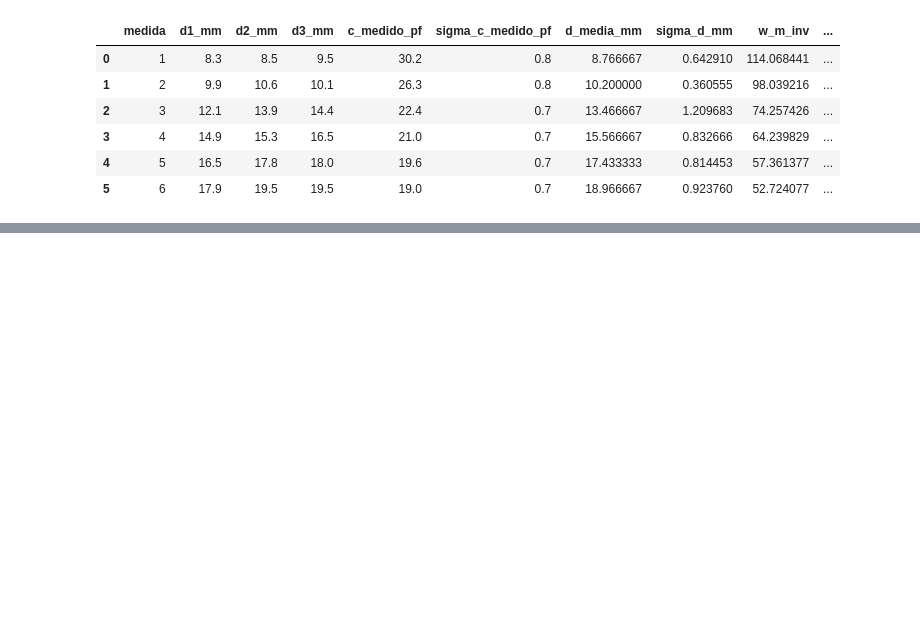
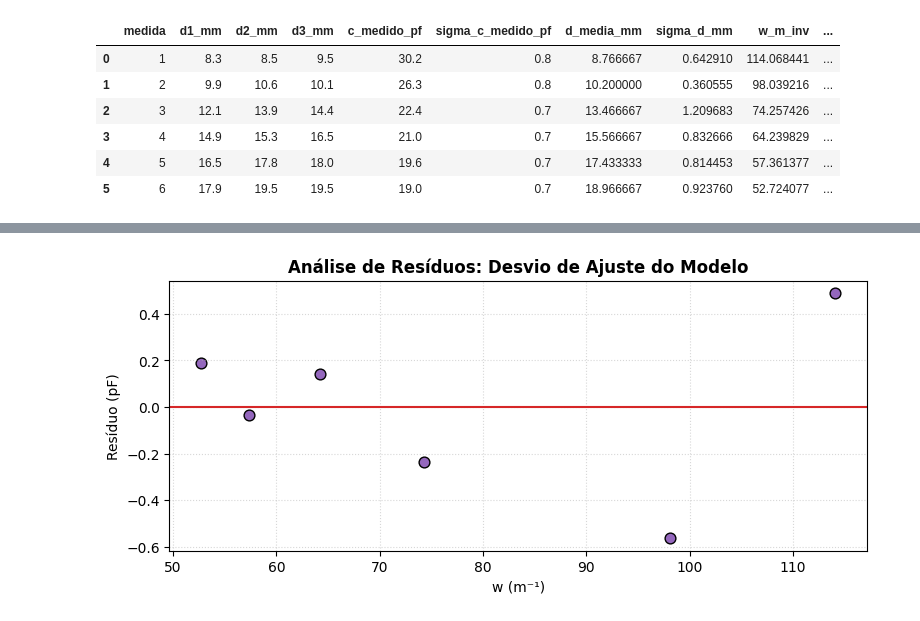
Before and after one commit to joao-guilherme298/projeto-analise-eletro, a Jupyter notebook: analise.ipynb, the cells around one changed output, grey strips where cells are left out. Saved outputs shown, nothing was run; the diff lists cells and outputs as text; code cells hidden in the pictures; blank space fills up the shorter version.

```diff
--- a/analise.ipynb
+++ b/analise.ipynb
@@ -17,0 +85,19 @@ df_resultado
+# %%
+# Calculando a previsão do modelo e extraindo o resíduo (erro de ajuste)
+y_predito = a * df_resultado['w_m_inv'] + b
+residuos = df_resultado['c_cap_pf'] - y_predito
+
+plt.figure(figsize=(9, 3.5))
+# Linha horizontal no zero indicando o ajuste perfeito
+plt.axhline(0, color='#d62728', linestyle='-', linewidth=1.5)
+
+# Plotando os desvios
+plt.scatter(df_resultado['w_m_inv'], residuos, color='#9467bd', edgecolors='black', s=60)
+
+plt.xlabel('w (m⁻¹)', fontsize=10)
+plt.ylabel('Resíduo (pF)', fontsize=10)
+plt.title('Análise de Resíduos: Desvio de Ajuste do Modelo', fontsize=12, fontweight='bold')
+plt.grid(True, linestyle=':', alpha=0.5)
+plt.show()
+# %% [output]
+[figure, added]
```
Also changed, not shown: parts of 4 cells of this notebook, 2 other files.
